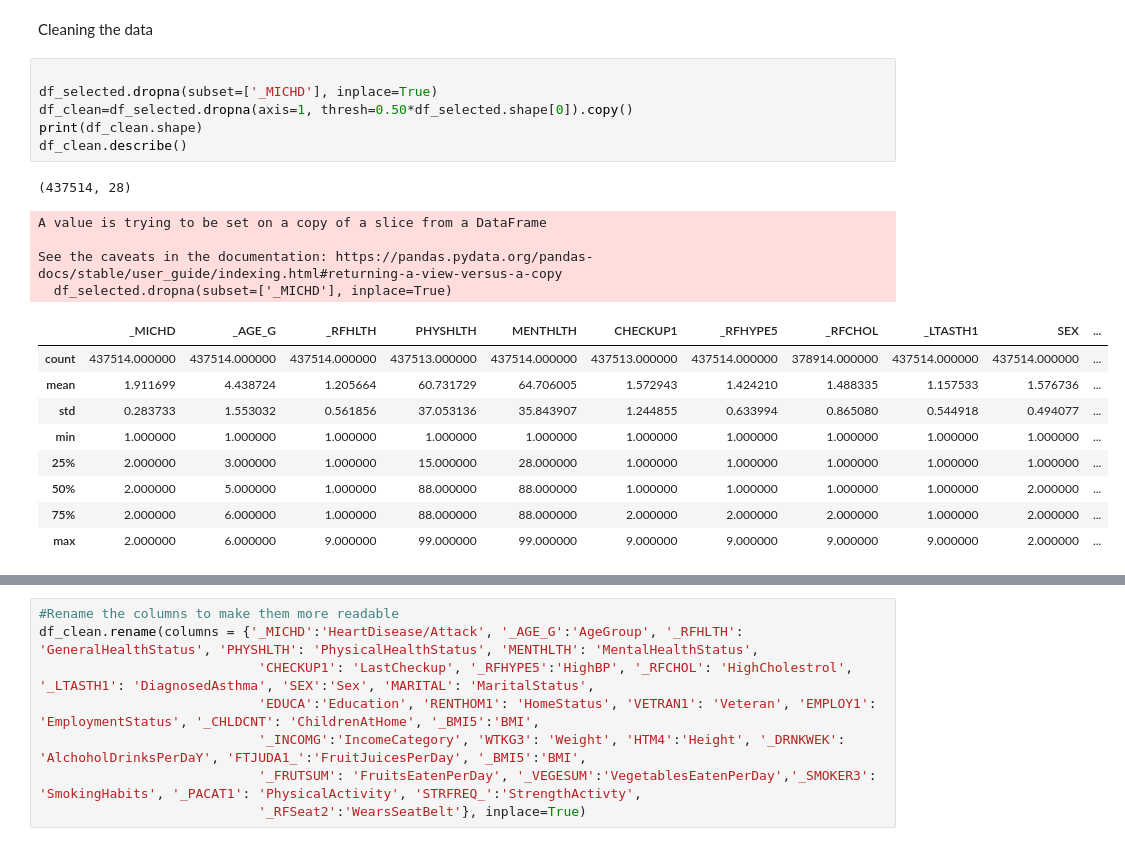
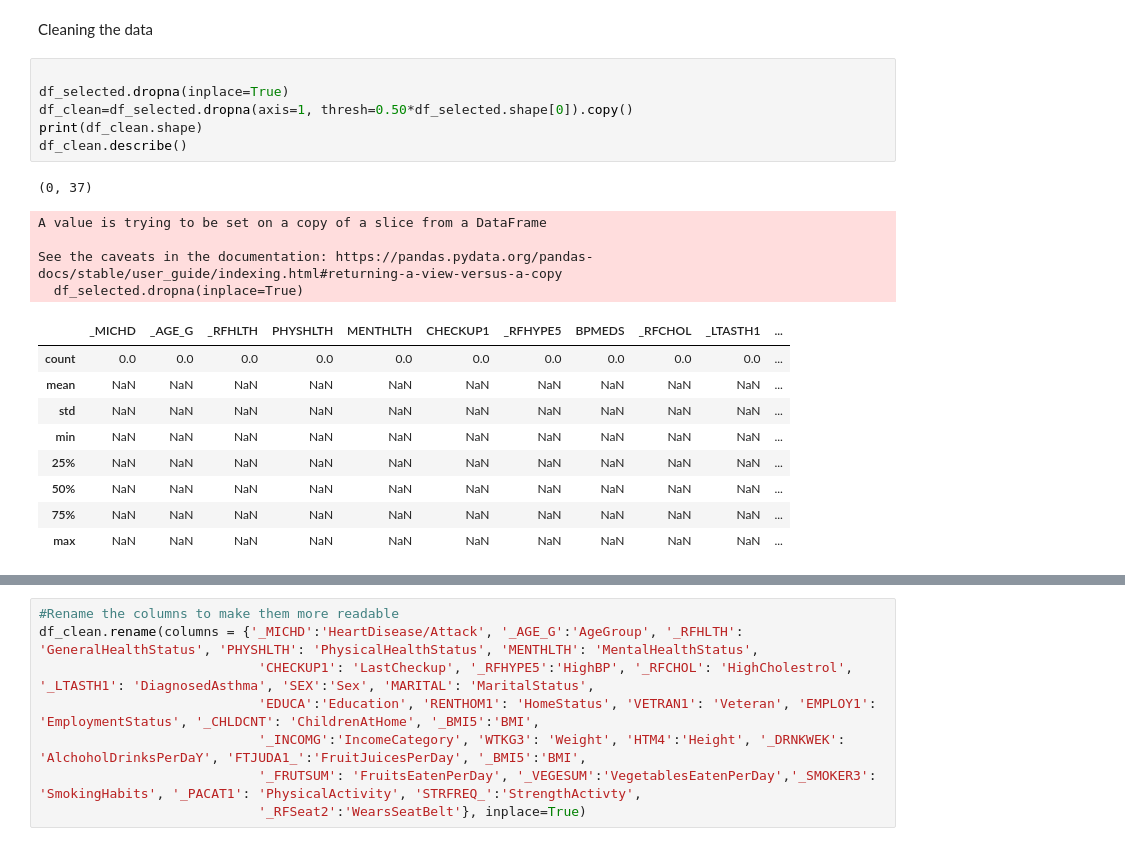
Before and after one commit to A-Refaie/DS_project, a Jupyter notebook: Heart_deasease_analysis.ipynb, the cells around one changed output, grey strips where cells are left out. Drawn from its saved outputs; the diff is of its cells as text.

```diff
--- a/Heart_deasease_analysis.ipynb
+++ b/Heart_deasease_analysis.ipynb
@@ -44,25 +44,25 @@ df_selected.head()
 Cleaning the data
 # %%
 
-df_selected.dropna(subset=['_MICHD'], inplace=True)
+df_selected.dropna(inplace=True)
 df_clean=df_selected.dropna(axis=1, thresh=0.50*df_selected.shape[0]).copy()
 print(df_clean.shape)
 df_clean.describe()
 # %% [output]
-(437514, 28)
+(0, 37)
 A value is trying to be set on a copy of a slice from a DataFrame
 
 See the caveats in the documentation: https://pandas.pydata.org/pandas-docs/stable/user_guide/indexing.html#returning-a-view-versus-a-copy
-  df_selected.dropna(subset=['_MICHD'], inplace=True)
+  df_selected.dropna(inplace=True)
-|  | _MICHD | _AGE_G | _RFHLTH | PHYSHLTH | MENTHLTH | CHECKUP1 | _RFHYPE5 | _RFCHOL | _LTASTH1 | SEX | ... |
-| count | 437514.000000 | 437514.000000 | 437514.000000 | 437513.000000 | 437514.000000 | 437513.000000 | 437514.000000 | 378914.000000 | 437514.000000 | 437514.000000 | ... |
-| mean | 1.911699 | 4.438724 | 1.205664 | 60.731729 | 64.706005 | 1.572943 | 1.424210 | 1.488335 | 1.157533 | 1.576736 | ... |
-| std | 0.283733 | 1.553032 | 0.561856 | 37.053136 | 35.843907 | 1.244855 | 0.633994 | 0.865080 | 0.544918 | 0.494077 | ... |
-| min | 1.000000 | 1.000000 | 1.000000 | 1.000000 | 1.000000 | 1.000000 | 1.000000 | 1.000000 | 1.000000 | 1.000000 | ... |
-| 25% | 2.000000 | 3.000000 | 1.000000 | 15.000000 | 28.000000 | 1.000000 | 1.000000 | 1.000000 | 1.000000 | 1.000000 | ... |
-| 50% | 2.000000 | 5.000000 | 1.000000 | 88.000000 | 88.000000 | 1.000000 | 1.000000 | 1.000000 | 1.000000 | 2.000000 | ... |
-| 75% | 2.000000 | 6.000000 | 1.000000 | 88.000000 | 88.000000 | 2.000000 | 2.000000 | 2.000000 | 1.000000 | 2.000000 | ... |
-| max | 2.000000 | 6.000000 | 9.000000 | 99.000000 | 99.000000 | 9.000000 | 9.000000 | 9.000000 | 9.000000 | 2.000000 | ... |
+|  | _MICHD | _AGE_G | _RFHLTH | PHYSHLTH | MENTHLTH | CHECKUP1 | _RFHYPE5 | BPMEDS | _RFCHOL | _LTASTH1 | ... |
+| count | 0.0 | 0.0 | 0.0 | 0.0 | 0.0 | 0.0 | 0.0 | 0.0 | 0.0 | 0.0 | ... |
+| mean | NaN | NaN | NaN | NaN | NaN | NaN | NaN | NaN | NaN | NaN | ... |
+| std | NaN | NaN | NaN | NaN | NaN | NaN | NaN | NaN | NaN | NaN | ... |
+| min | NaN | NaN | NaN | NaN | NaN | NaN | NaN | NaN | NaN | NaN | ... |
+| 25% | NaN | NaN | NaN | NaN | NaN | NaN | NaN | NaN | NaN | NaN | ... |
+| 50% | NaN | NaN | NaN | NaN | NaN | NaN | NaN | NaN | NaN | NaN | ... |
+| 75% | NaN | NaN | NaN | NaN | NaN | NaN | NaN | NaN | NaN | NaN | ... |
+| max | NaN | NaN | NaN | NaN | NaN | NaN | NaN | NaN | NaN | NaN | ... |
 # %%
 #Cleaing each column
 
```
Also changed, not shown: parts of 3 cells of this notebook, 1 other file.
